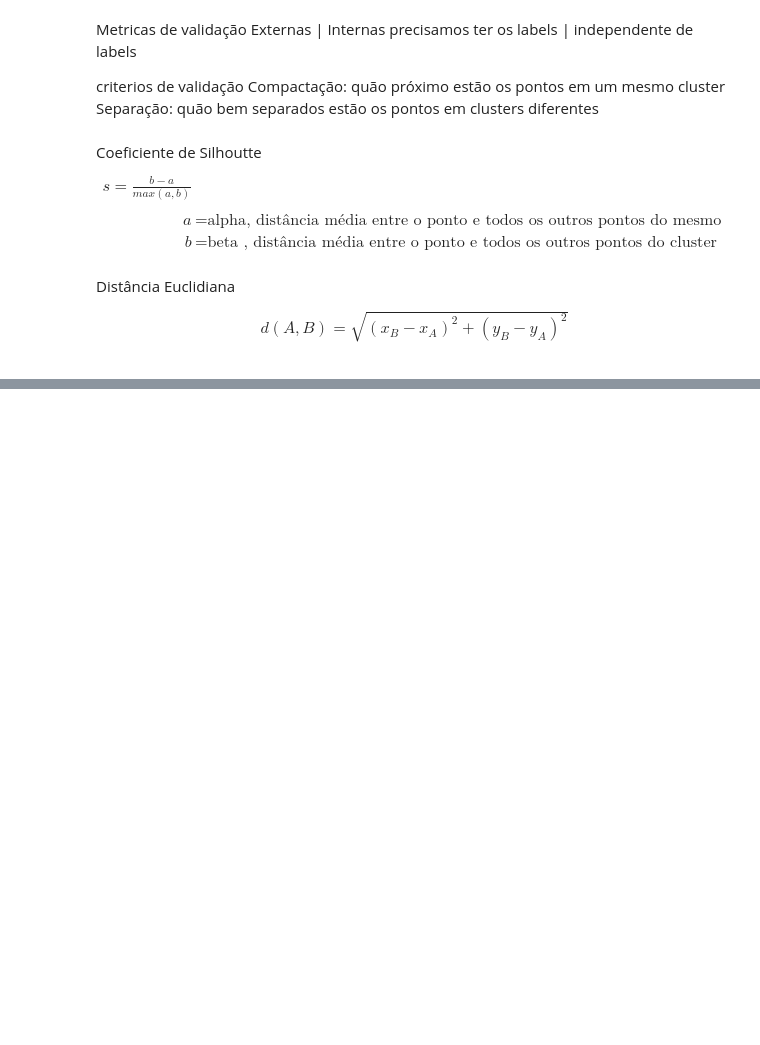
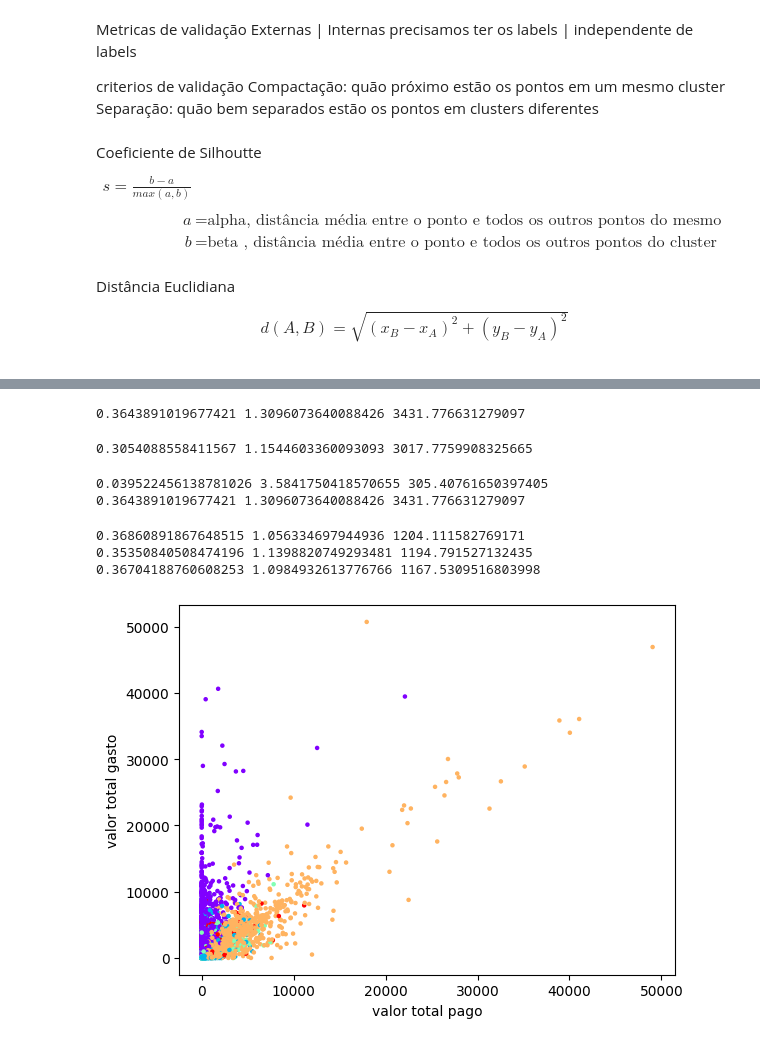
Before and after one commit to Augusto-S01/estudosDeIA, a Jupyter notebook: ExtraçãoDeDadosViaCluster/main.ipynb, the cells around one changed output, grey strips where cells are left out. Saved outputs shown, nothing was run; the diff lists cells and outputs as text; code cells hidden in the pictures; blank space fills up the shorter version.

```diff
--- a/ExtraçãoDeDadosViaCluster/main.ipynb
+++ b/ExtraçãoDeDadosViaCluster/main.ipynb
@@ -87,3 +87,10 @@ $$
     \end{aligned}
 \end{equation}
 $$
+# %%
+from sklearn import metrics
+labels = kmeans.labels_
+silhoutte = metrics.silhouette_score(values,labels,metric='euclidean')
+print (silhoutte)
+#0.3645139131518675 pode ser considerado um valor bom pois estra entre 1 e -1
+# quanto mais proximo de 1 estiver o valor mais separados estão os clusters e melhor compactação
@@ -89,0 +198,18 @@ $$
+# %%
+s2, dbs3 , calinski2 = clustering_algorithm(5,values)
+print(s2 , dbs2 , calinski2)
+# %% [output]
+0.3643891019677421 1.3096073640088426 3431.776631279097
+# %%
+s3, dbs3 , calinski3 = clustering_algorithm(10,values)
+print(s3 , dbs3 , calinski3)
+# %% [output]
+0.3054088558411567 1.1544603360093093 3017.7759908325665
+# %%
+random_data = np.random.rand(8950,16)
+sRandom , dbRandom , calinskiRandom = clustering_algorithm(5,random_data)
+print(sRandom,dbRandom,calinskiRandom)
+print(s2 , dbs2 , calinski2)
+# %% [output]
+0.039522456138781026 3.5841750418570655 305.40761650397405
+0.3643891019677421 1.3096073640088426 3431.776631279097
@@ -89,0 +221,16 @@ $$
+# %%
+print(s1 , dbs1 , calinski1)
+print(s2 , dbs2 , calinski2)
+print(s3 , dbs3 , calinski3)
+# %% [output]
+0.36860891867648515 1.056334697944936 1204.111582769171
+0.35350840508474196 1.1398820749293481 1194.791527132435
+0.36704188760608253 1.0984932613776766 1167.5309516803998
+# %%
+import matplotlib.pyplot as plt
+plt.scatter(dados['PURCHASES'],dados['PAYMENTS'],c=labels, s=5 , cmap="rainbow")
+plt.xlabel("valor total pago")
+plt.ylabel("valor total gasto")
+plt.show()
+# %% [output]
+[figure, added]
```
Also changed, not shown: parts of 16 cells of this notebook, 2 other files.
